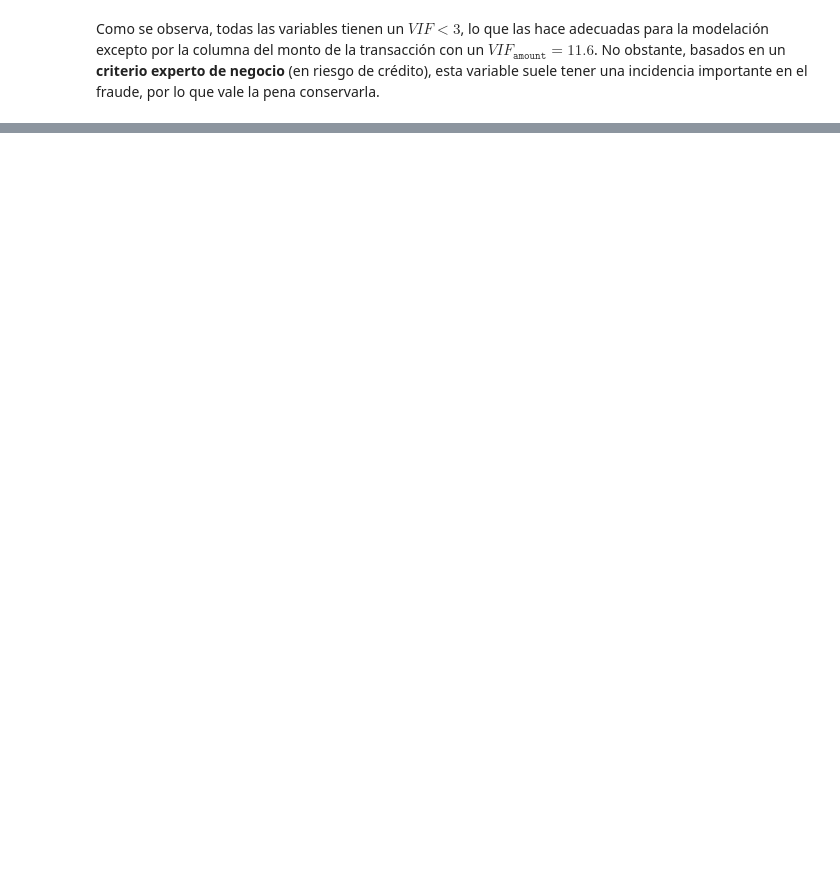
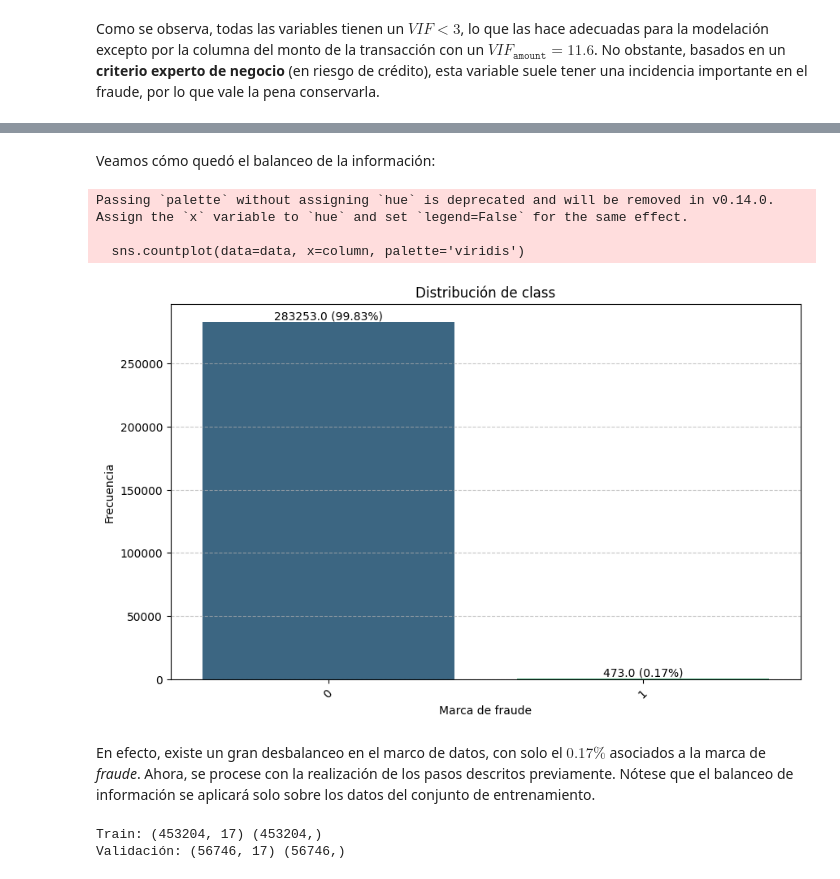
Before and after one commit to scuartasr/aprendmaq_proy_final, a Jupyter notebook: Cuadernos/A_preprocesamiento.ipynb, the cells around one changed output, grey strips where cells are left out. Drawn from its saved outputs; the diff is of its cells as text; code cells hidden in the pictures; blank space fills up the shorter version.

Commit message:
Consolidación de los datos

```diff
--- a/Cuadernos/A_preprocesamiento.ipynb
+++ b/Cuadernos/A_preprocesamiento.ipynb
@@ -170,0 +234,63 @@ Como proceso de control de calidad de la información, y para evitar sesgos en e
+# %% [markdown]
+Veamos cómo quedó el balanceo de la información:
+# %%
+#
+# Función que grafica la distribución
+def plot_distribution(data, column):
+    plt.figure(figsize=(10, 6))
+    sns.countplot(data=data, x=column, palette='viridis')
+    # Agregar proporción y cantidad absoluta encima de cada barra
+    total = len(data)
+    for p in plt.gca().patches:
+        height = p.get_height()
+        plt.text(p.get_x() + p.get_width() / 2., height, f'{height} ({height / total:.2%})',
+                 ha='center', va='bottom', fontsize=10, color='black')
+    plt.grid(axis='y', linestyle='--', alpha=0.7)
+    plt.title(f'Distribución de {column}')
+    plt.xlabel('Marca de fraude')
+    plt.ylabel('Frecuencia')
+    plt.xticks(rotation=45)
+    plt.show()
+
+plot_distribution(datos, 'class')
+# %% [output]
+Passing `palette` without assigning `hue` is deprecated and will be removed in v0.14.0. Assign the `x` variable to `hue` and set `legend=False` for the same effect.
+
+  sns.countplot(data=data, x=column, palette='viridis')
+[figure, added]
+# %% [markdown]
+En efecto, existe un gran desbalanceo en el marco de datos, con solo el $0.17 \%$ asociados a la marca de *fraude*. Ahora, se procese con la realización de los pasos descritos previamente. Nótese que el balanceo de información se aplicará solo sobre los datos del conjunto de entrenamiento.
+# %%
+#
+# Consolidación de la información
+#
+# # 1. Separa en entrenamiento y validación (stratify mantiene la proporción de clases)
+X = datos.drop('class', axis=1)
+y = datos['class']
+
+X_train, X_val, y_train, y_val = train_test_split(
+    X, y, test_size=0.2, stratify=y, random_state=202508
+)
+
+# 2. Aplica SMOTE SOLO al set de entrenamiento
+smote = SMOTE()
+X_train_res, y_train_res = smote.fit_resample(X_train, y_train)
+
+# 3. Escalado y PCA SOLO se ajustan en entrenamiento y luego se aplican en validación
+scaler = StandardScaler()
+X_train_res_scaled = scaler.fit_transform(X_train_res)
+X_val_scaled = scaler.transform(X_val)
+
+pca = PCA(n_components=0.95)
+X_train_final = pca.fit_transform(X_train_res_scaled)
+X_val_final = pca.transform(X_val_scaled)
+
+# Tus conjuntos quedan así:
+# - X_train_final, y_train_res → Para entrenamiento (balanceados, estandarizados, reducidos)
+# - X_val_final, y_val         → Para validación (no balanceado, estandarizado y reducido igual que train)
+
+print("Train:", X_train_final.shape, y_train_res.shape)
+print("Validación:", X_val_final.shape, y_val.shape)
+# %% [output]
+Train: (453204, 17) (453204,)
+Validación: (56746, 17) (56746,)
```
Also changed, not shown: parts of 21 cells of this notebook, 3 other files.
